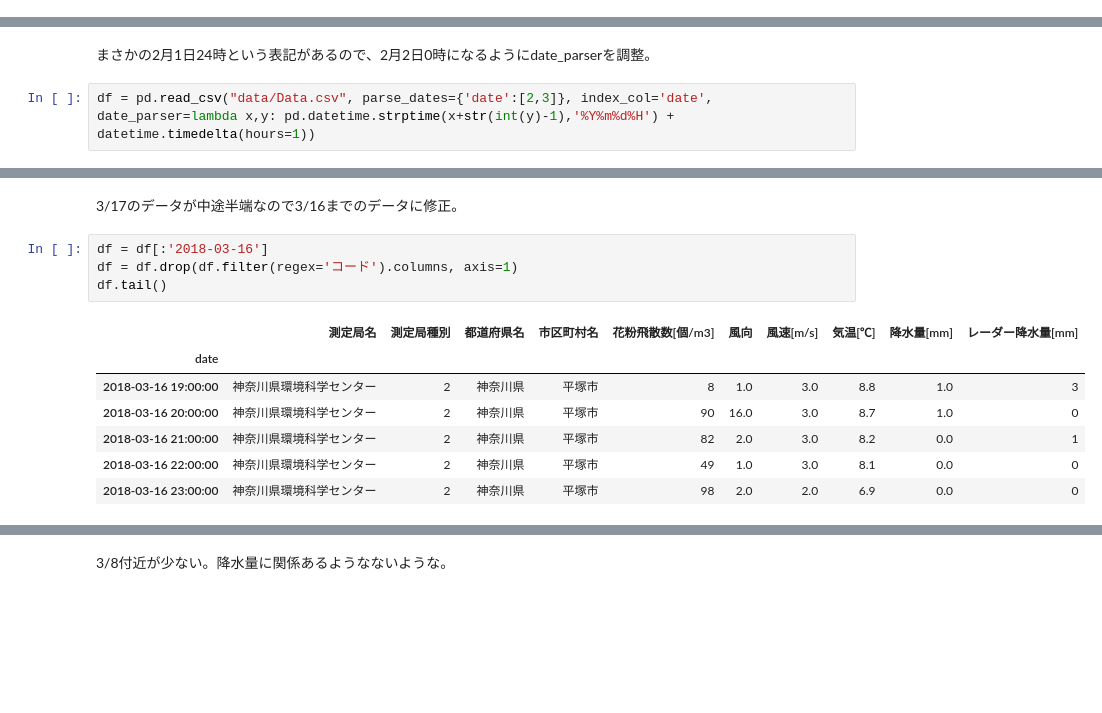
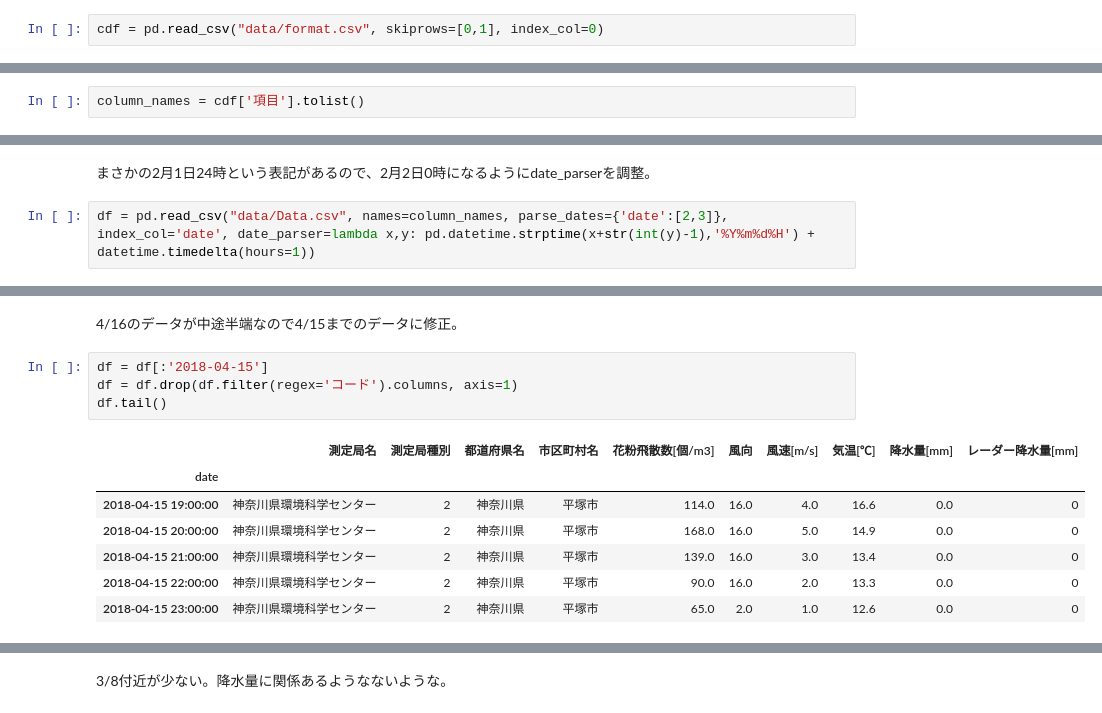
Before and after one commit to terazawa/study, a Jupyter notebook: python/timeseries.ipynb, the cells around one changed output, grey strips where cells are left out. Cells and saved outputs as stored; diff of their text form; blank space fills up the shorter version.

```diff
--- a/python/timeseries.ipynb
+++ b/python/timeseries.ipynb
@@ -28,0 +34,2 @@ matplotlib.rcParams['figure.figsize'] = [10.0, 8.0]
+# %%
+cdf = pd.read_csv("data/format.csv", skiprows=[0,1], index_col=0)
@@ -29 +57,3 @@ matplotlib.rcParams['figure.figsize'] = [10.0, 8.0]
+# %%
+column_names = cdf['項目'].tolist()
 # %%
@@ -40,7 +70,7 @@ df[20:25]
 # %% [markdown]
 まさかの2月1日24時という表記があるので、2月2日0時になるようにdate_parserを調整。
 # %%
-df = pd.read_csv("data/Data.csv", parse_dates={'date':[2,3]}, index_col='date', date_parser=lambda x,y: pd.datetime.strptime(x+str(int(y)-1),'%Y%m%d%H') + datetime.timedelta(hours=1))
+df = pd.read_csv("data/Data.csv", names=column_names, parse_dates={'date':[2,3]}, index_col='date', date_parser=lambda x,y: pd.datetime.strptime(x+str(int(y)-1),'%Y%m%d%H') + datetime.timedelta(hours=1))
 # %%
 df.head()
 # %% [output]
@@ -64,17 +94,17 @@ df.tail()
-# %% [markdown]
-3/17のデータが中途半端なので3/16までのデータに修正。
+# %% [markdown]
+4/16のデータが中途半端なので4/15までのデータに修正。
 # %%
-df = df[:'2018-03-16']
+df = df[:'2018-04-15']
 df = df.drop(df.filter(regex='コード').columns, axis=1)
 df.tail()
 # %% [output]
 |  | 測定局名 | 測定局種別 | 都道府県名 | 市区町村名 | 花粉飛散数[個/m3] | 風向 | 風速[m/s] | 気温[℃] | 降水量[mm] | レーダー降水量[mm] |
 | date |  |  |  |  |  |  |  |  |  |  |
-| 2018-03-16 19:00:00 | 神奈川県環境科学センター | 2 | 神奈川県 | 平塚市 | 8 | 1.0 | 3.0 | 8.8 | 1.0 | 3 |
-| 2018-03-16 20:00:00 | 神奈川県環境科学センター | 2 | 神奈川県 | 平塚市 | 90 | 16.0 | 3.0 | 8.7 | 1.0 | 0 |
-| 2018-03-16 21:00:00 | 神奈川県環境科学センター | 2 | 神奈川県 | 平塚市 | 82 | 2.0 | 3.0 | 8.2 | 0.0 | 1 |
-| 2018-03-16 22:00:00 | 神奈川県環境科学センター | 2 | 神奈川県 | 平塚市 | 49 | 1.0 | 3.0 | 8.1 | 0.0 | 0 |
-| 2018-03-16 23:00:00 | 神奈川県環境科学センター | 2 | 神奈川県 | 平塚市 | 98 | 2.0 | 2.0 | 6.9 | 0.0 | 0 |
+| 2018-04-15 19:00:00 | 神奈川県環境科学センター | 2 | 神奈川県 | 平塚市 | 114.0 | 16.0 | 4.0 | 16.6 | 0.0 | 0 |
+| 2018-04-15 20:00:00 | 神奈川県環境科学センター | 2 | 神奈川県 | 平塚市 | 168.0 | 16.0 | 5.0 | 14.9 | 0.0 | 0 |
+| 2018-04-15 21:00:00 | 神奈川県環境科学センター | 2 | 神奈川県 | 平塚市 | 139.0 | 16.0 | 3.0 | 13.4 | 0.0 | 0 |
+| 2018-04-15 22:00:00 | 神奈川県環境科学センター | 2 | 神奈川県 | 平塚市 | 90.0 | 16.0 | 2.0 | 13.3 | 0.0 | 0 |
+| 2018-04-15 23:00:00 | 神奈川県環境科学センター | 2 | 神奈川県 | 平塚市 | 65.0 | 2.0 | 1.0 | 12.6 | 0.0 | 0 |
 # %%
 ax = df['花粉飛散数[個/m3]'].resample('D').sum().plot(color='red')
 ax2=ax.twinx()
```
Also changed, not shown: parts of 27 cells of this notebook, 1 other file.
